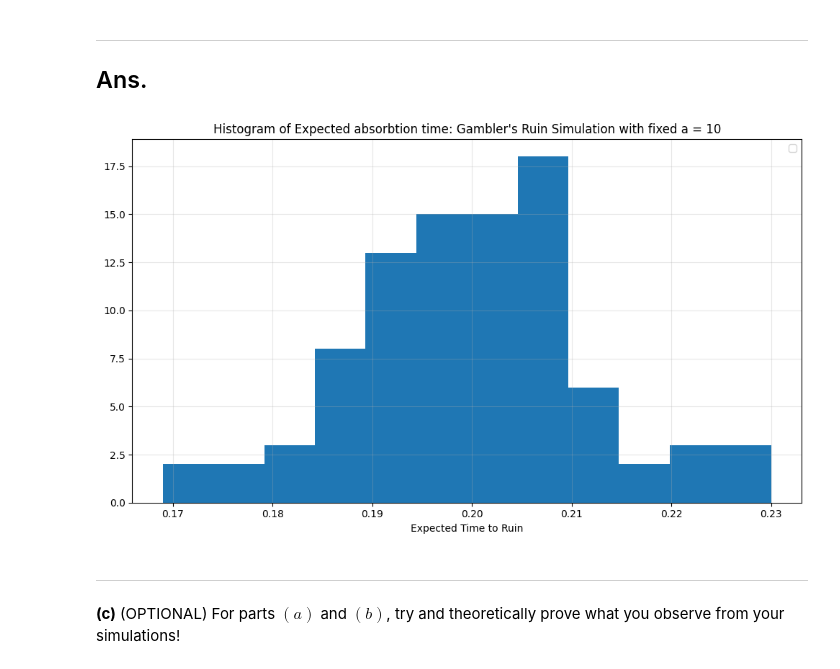
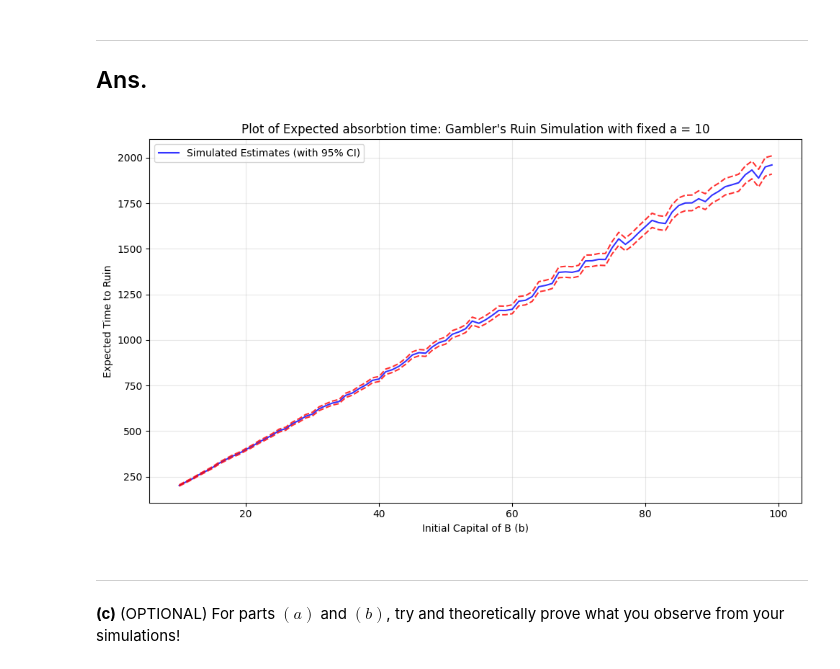
Before and after one commit to restinghouse0203/Academic_Project, a Jupyter notebook: Simluation/ORIE5580_Cornell/script/HW6.ipynb, the cells around one changed output. Drawn from its saved outputs; the diff is of its cells as text; code cells hidden in the pictures.

```diff
--- a/Simluation/ORIE5580_Cornell/script/HW6.ipynb
+++ b/Simluation/ORIE5580_Cornell/script/HW6.ipynb
@@ -112,16 +100,24 @@ def uni_song_picker(n):
+# %%
+def simulate_last_song(n, start_song=1):
+    seen = set([start_song])  # Start with song 1 visited
+    current = start_song
+    while len(seen) < n:
+        direction = random.choice([-1, 1])
+        next_song = (current + direction) % n
+        # If this is a new song, add it and check if it's the last one
+        if next_song not in seen:
+            seen.add(next_song)
+            if len(seen) == n:  # This is the last unique song
+                return next_song
+        current = next_song
 # %%
 np.random.seed(42)
-S = 1000
+S = 10000
 n = 20
-avg_time_spent = []
-LB_CI = []
-UB_CI = []
+last_songs = []
 
 for _ in range(S):
-  t.append(uni_song_picker(n))
+    last_songs.append(simulate_last_song(n))
 
 mean_time = np.mean(t)
-se = np.std(t,ddof=1)
 avg_time_spent.append(mean_time)
-LB_CI.append(mean_time-1.96*se)
-UB_CI.append(mean_time+1.96*se)
@@ -159,7 +157,7 @@ def gambler_ruin(a,M):
     return 1
 # %%
 np.random.seed(42)
-S = 1000
+S = 10000
 M = 20
 A = range(21)
 avg_win_rate = []
@@ -216,7 +213,7 @@ def gambler_ruin_ab(a,b):
     return t # a win
 # %%
 np.random.seed(42)
-S = 1000
+S = 10000
 M = 100
 A = 10
 B = range(A,100)
@@ -228,21 +225,26 @@ for b in B:
   ruin_time = []
   for _ in range(S):
     ruin_time.append(gambler_ruin_ab(a,b))
-  expected_abs_time.append(np.mean(ruin_time))
-  LB_CI.append(expected_win_prob-1.96*np.std(ruin_time,ddof=1))
-  UB_CI.append(expected_win_prob+1.96*np.std(ruin_time,ddof=1))
+  mean_time = np.mean(ruin_time)
+  se = np.std(ruin_time, ddof=1) / np.sqrt(S)  # Standard error of the mean
+  expected_abs_time.append(mean_time)
+  LB_CI.append(mean_time - 1.96 * se)
+  UB_CI.append(mean_time + 1.96 * se)
 # %%
 # Plotting
 plt.figure(figsize=(10, 6))
-plt.hist(expected_abs_time, bins=12)
-plt.title('Histogram of Expected absorbtion time: Gambler\'s Ruin Simulation with fixed a = 10')
-plt.xlabel('Expected Time to Ruin')
+plt.plot(B, expected_abs_time, color='blue', label='Simulated Estimates (with 95% CI)', alpha=0.8)
+plt.plot(B, LB_CI, color='red', ls='--', alpha=0.8)
+plt.plot(B, UB_CI, color='red', ls='--', alpha=0.8)
+plt.title('Plot of Expected absorbtion time: Gambler\'s Ruin Simulation with fixed a = 10')
+plt.xlabel('Initial Capital of B (b)')
+plt.ylabel('Expected Time to Ruin')
 plt.grid(True, alpha=0.3)
 plt.legend()
 plt.tight_layout()
 plt.show()
 # %% [output]
-[figure, old version]
+[figure, new version]
 # %% [markdown]
 <hr>
 
```
Also changed, not shown: parts of 13 cells of this notebook.
